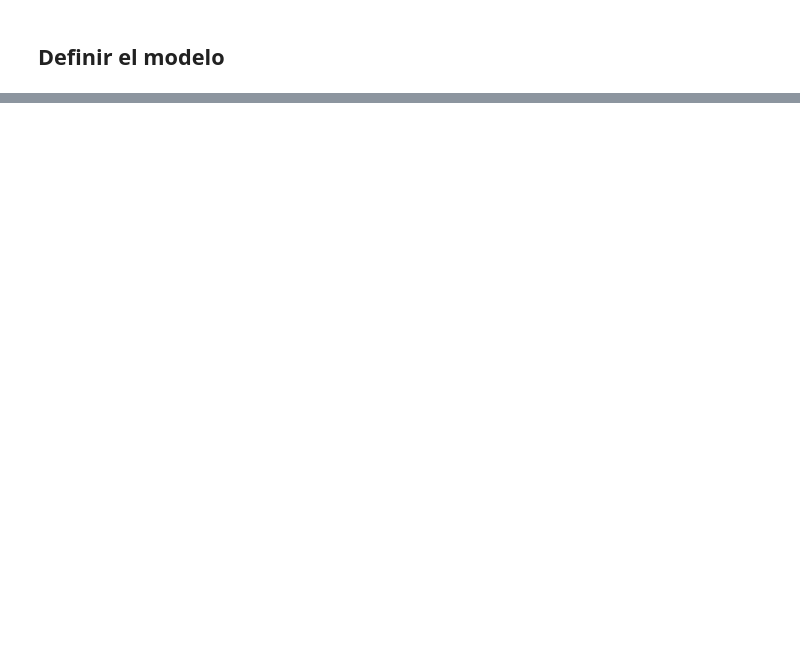
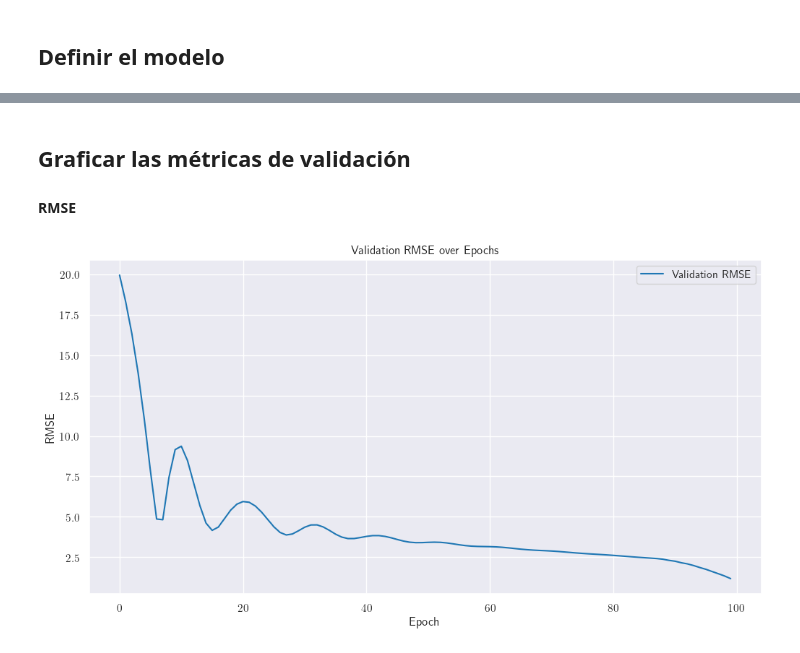
Before and after one commit to Gersonyeye/IAV2-55-final-project, a Jupyter notebook: notebooks/main.ipynb, the cells around one changed output, grey strips where cells are left out. Saved outputs shown, nothing was run; the diff lists cells and outputs as text; code cells hidden in the pictures; blank space fills up the shorter version.

```diff
--- a/notebooks/main.ipynb
+++ b/notebooks/main.ipynb
@@ -896,0 +1060,14 @@ class STGCN(nn.Module):
+# %% [markdown]
+## Graficar las métricas de validación
+
+#### RMSE
+# %%
+plt.figure(figsize=(12, 6))
+plt.plot(val_metrics['rmse'], label='Validation RMSE')
+plt.xlabel('Epoch')
+plt.ylabel('RMSE')
+plt.legend()
+plt.title('Validation RMSE over Epochs')
+plt.show()
+# %% [output]
+[figure, added]
```
Also changed, not shown: parts of 30 cells of this notebook.
